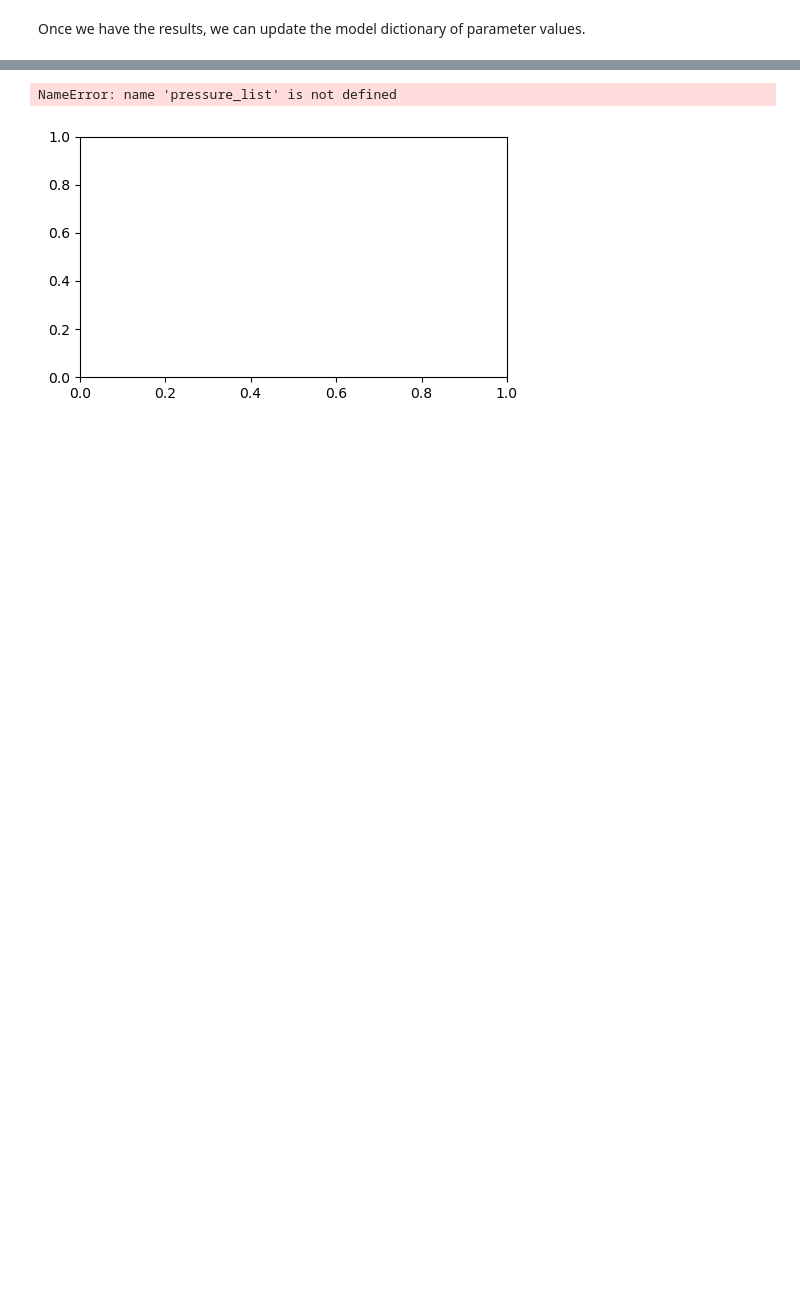
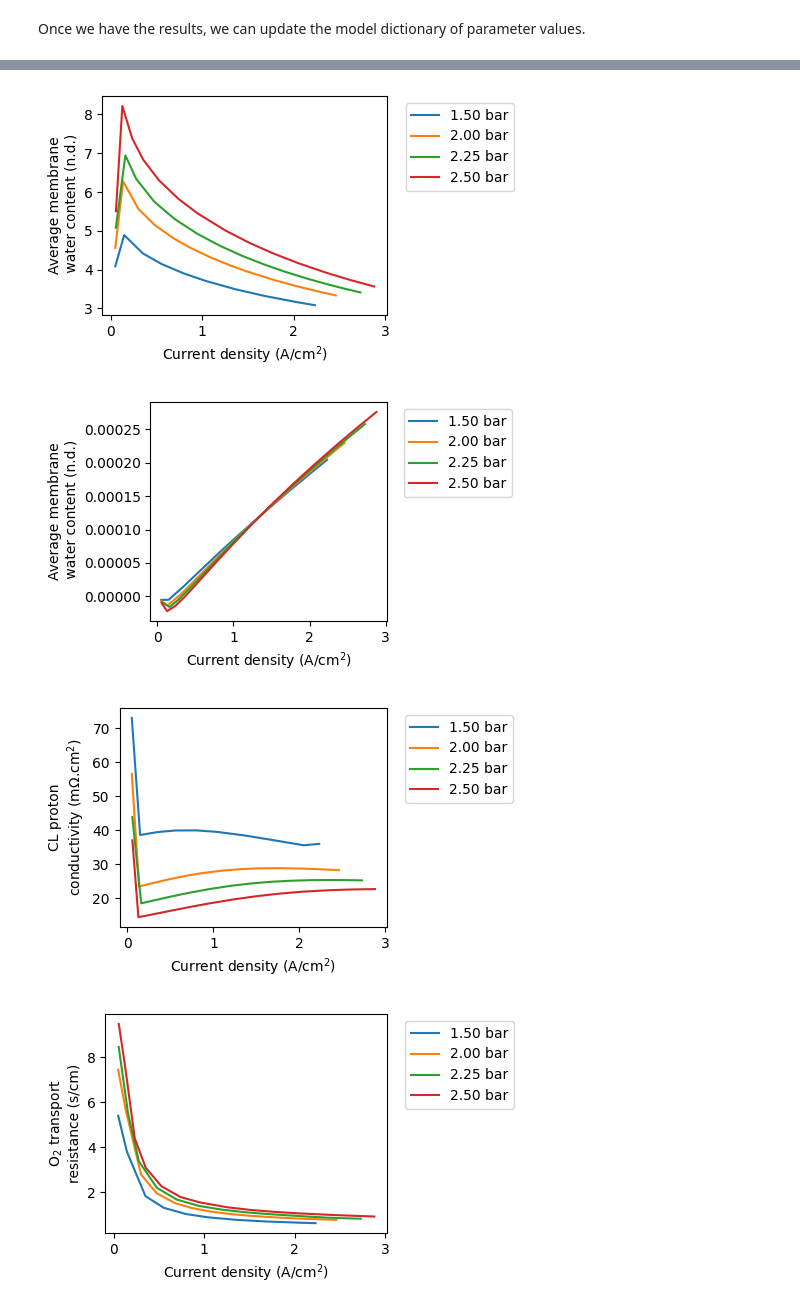
Before and after one commit to affonsop/marapendi, a Jupyter notebook: notebooks/estimate_data_gass2024.ipynb, the cells around one changed output, grey strips where cells are left out. Cells and saved outputs as stored; diff of their text form; code cells hidden in the pictures; blank space fills up the shorter version.

```diff
--- a/notebooks/estimate_data_gass2024.ipynb
+++ b/notebooks/estimate_data_gass2024.ipynb
@@ -50,7 +50,7 @@ cathode_conditions = {p: mrpd.OperatingConditions(
         outlet_pressure=1e5 * p,
         dry_o2_mole_fraction=0.21,
         dry_h2_mole_fraction=0,
-        stoichiometry=np.maximum(2., 2 * 0.2e4 / (current_density[p]+1e-4))
+        stoichiometry=np.maximum(2., 2 * 0.1e4 / (current_density[p]+1e-4))
     ) for p in test_pressure_list}
 
 anode_conditions = {p: mrpd.OperatingConditions(
@@ -59,7 +59,7 @@ anode_conditions = {p: mrpd.OperatingConditions(
     dry_h2_mole_fraction=1,
     dry_o2_mole_fraction=0,
     outlet_pressure=1e5 * p,
-    stoichiometry=np.maximum(1.2, 1.2 * 0.2e4 / (current_density[p]+1e-4))
+    stoichiometry=np.maximum(1.2, 1.2 * 0.1e4 / (current_density[p]+1e-4))
 ) for p in test_pressure_list}
 # %% [markdown]
 In order to be able to estimate a certain number of unknown parameters, we create a function that takes as input a dictionary of parameter values `params` and returns a corresponding `FuelCell` object.
@@ -308,10 +368,11 @@ RMSE_avg = 0
 for k, p in enumerate(test_pressure_list):
     i_exp = exp_data[p]['i'].values
     U_exp = exp_data[p]['U'].values
-    U_sim = compute_ui_curve(i_exp*1e4, fuel_cell, p*1e5)
+    U_sim = fuel_cell.compute_ui_curve(current_density[p], stack_temperature,
+                                cathode_conditions[p], anode_conditions[p])
     res = U_exp - U_sim
     RMSE = np.sqrt(np.dot(res, res) / len(res)) * 1000
-    print(p, RMSE)
+    print('RMSE for {:.1f} bara: {:.0f} mV'.format(p, RMSE))
     RMSE_avg += RMSE
     l1, = ax.plot(i_exp, U_sim, '-C{}'.format(k))
     l2, = ax.plot(i_exp, U_exp, 'sC{}'.format(k), label='{:.2f} bar'.format(p), markersize=2.5)
@@ -321,5 +382,4 @@ ax.add_artist(leg2)
 ax.set_xlabel('Current density (A/cm$^2$)')
 ax.set_ylabel('Cell voltage (V)')
 fig.tight_layout()
-fig.savefig('gass_2024_estimation.png', dpi=300)
 # %% [output]
@@ -333,15 +398,14 @@ RMSE_avg = 0
 for k, p in enumerate(test_pressure_list):
     i_exp = exp_data[p]['i'].values
     U_exp = exp_data[p]['U'].values
-    U_sim = compute_ui_curve(i_exp*1e4, fuel_cell, p*1e5)
-
+    U_sim = fuel_cell.compute_ui_curve(current_density[p], stack_temperature,
+                            cathode_conditions[p], anode_conditions[p])
     ax.plot(i_exp, 100*(U_sim-U_exp)/U_exp, '-C{}'.format(k), label='{:.2f} bar'.format(p))
 leg1 = ax.legend(bbox_to_anchor=(1.04,1), loc='upper left')
 ax.set_xlabel('Current density (A/cm$^2$)')
 ax.set_ylim([-6,6])
-ax.set_yticks([-10, -5,-1,1,5,10])
+ax.set_yticks([-10, -5,-3,3,5,10])
 ax.grid(axis='y')
 ax.set_ylabel('Relative error (%)')
 fig.tight_layout()
-fig.savefig('gass_2024_estimation.png', dpi=300)
 # %% [output]
@@ -352,12 +445,27 @@ NameError: name 'compute_ui_curve' is not defined
 fuel_cell = create_fuel_cell(model.p)
 fig, ax = plt.subplots(figsize=(5,3))
 fig.set_tight_layout(True)
-for k, p in enumerate(pressure_list):
-   U_sim = compute_ui_curve(i_exp*1e4, fuel_cell, p*1e5)
+for k, p in enumerate(test_pressure_list):
+   U_sim = fuel_cell.compute_ui_curve(current_density[p], stack_temperature,
+                              cathode_conditions[p], anode_conditions[p])
+   # ax.plot(fuel_cell.current_density/1e4, fuel_cell.ca.equiv_water_content, '.C{}'.format(k),)
    ax.plot(fuel_cell.current_density/1e4, fuel_cell.membrane.water_content, label='{:.2f} bar'.format(p, RMSE))
-   # ax.plot(fuel_cell.current_density/1e4, fuel_cell.ca.membrane_surface_water_content, '--', label='{:.2f} bar'.format(p, RMSE))
-   # ax.plot(fuel_cell.current_density/1e4, fuel_cell.ca.equiv_water_content, '.-', label='{:.2f} bar'.format(p, RMSE))
+   # ax.plot(fuel_cell.current_density/1e4, fuel_cell.membrane.water_balance_model.water_content_profile[-1,:], '--C{}'.format(k), label='{:.2f} bar'.format(p, RMSE))
+   # ax.plot(fuel_cell.current_density/1e4, fuel_cell.membrane.water_balance_model.water_content_profile[0,:], '-.C{}'.format(k), label='{:.2f} bar'.format(p, RMSE))
 #leg2 = ax.legend(handles=[l1,l2], labels=['Sim.', 'Exp.'], bbox_to_anchor=(1.04,0.5), loc='upper left')
+leg1 = ax.legend(bbox_to_anchor=(1.04,1), loc='upper left')
+ax.set_xlabel('Current density (A/cm$^2$)')
+ax.set_ylabel('Average membrane\n water content (n.d.)')
+fig.tight_layout()
+
+fuel_cell = create_fuel_cell(model.p)
+fig, ax = plt.subplots(figsize=(5,3))
+fig.set_tight_layout(True)
+for k, p in enumerate(test_pressure_list):
+   U_sim = fuel_cell.compute_ui_curve(current_density[p], stack_temperature,
+                              cathode_conditions[p], anode_conditions[p])
+   ax.plot(fuel_cell.current_density/1e4, fuel_cell.membrane.water_balance_model.cathode_flux(fuel_cell) + fuel_cell.h2o_production, label='{:.2f} bar'.format(p, RMSE))
+  #leg2 = ax.legend(handles=[l1,l2], labels=['Sim.', 'Exp.'], bbox_to_anchor=(1.04,0.5), loc='upper left')
 leg1 = ax.legend(bbox_to_anchor=(1.04,1), loc='upper left')
 ax.set_xlabel('Current density (A/cm$^2$)')
 ax.set_ylabel('Average membrane\n water content (n.d.)')
@@ -365,48 +473,57 @@ fig.tight_layout()
 
 fig, ax = plt.subplots(figsize=(5,3))
 fig.set_tight_layout(True)
-for k, p in enumerate(pressure_list):
-   U_sim = compute_ui_curve(i_exp*1e4, fuel_cell, p*1e5)
+for k, p in enumerate(test_pressure_list):
+   U_sim = fuel_cell.compute_ui_curve(current_density[p], stack_temperature,
+                              cathode_conditions[p], anode_conditions[p])
    ax.plot(fuel_cell.current_density/1e4, 1e7*fuel_cell.ca.cl.proton_resistance, label='{:.2f} bar'.format(p, RMSE))
 #leg2 = ax.legend(handles=[l1,l2], labels=['Sim.', 'Exp.'], bbox_to_anchor=(1.04,0.5), loc='upper left')
 leg1 = ax.legend(bbox_to_anchor=(1.04,1), loc='upper left')
 ax.set_xlabel('Current density (A/cm$^2$)')
 ax.set_ylabel('CL proton\nconductivity (m$\Omega$.cm$^2$)')
 fig.tight_layout()
 
 fig, ax = plt.subplots(figsize=(5,3))
 fig.set_tight_layout(True)
-for k, p in enumerate(pressure_list):
-   U_sim = compute_ui_curve(i_exp*1e4, fuel_cell, p*1e5)
-   ax.plot(fuel_cell.current_density/1e4, 1e-2*fuel_cell.ca.o2_transport_resistance, label='{:.2f} bar'.format(p, RMSE))
+for k, p in enumerate(test_pressure_list):
+   U_sim = fuel_cell.compute_ui_curve(current_density[p], stack_temperature,
+                              cathode_conditions[p], anode_conditions[p])
+   ax.plot(fuel_cell.current_density/1e4, 1e-2*fuel_cell.ca.gas_transport_resistance('o2', fuel_cell.ca.cl.ionomer_water_content), label='{:.2f} bar'.format(p, RMSE))
 #leg2 = ax.legend(handles=[l1,l2], labels=['Sim.', 'Exp.'], bbox_to_anchor=(1.04,0.5), loc='upper left')
 leg1 = ax.legend(bbox_to_anchor=(1.04,1), loc='upper left')
 ax.set_xlabel('Current density (A/cm$^2$)')
 ax.set_ylabel('O$_2$ transport\nresistance (s/cm)')
 fig.tight_layout()
 
 fig, ax = plt.subplots(figsize=(5,3))
 fig.set_tight_layout(True)
-for k, p in enumerate(pressure_list):
-   U_sim = compute_ui_curve(i_exp*1e4, fuel_cell, p*1e5)
-   ax.plot(fuel_cell.current_density/1e4, fuel_cell.ca.gdl.water_saturation, 'C{}-'.format(k), label='{:.2f} bar'.format(p, RMSE))
-   ax.plot(fuel_cell.current_density/1e4, fuel_cell.ca.cl.water_saturation, 'C{}--'.format(k))
-#leg2 = ax.legend(handles=[l1,l2], labels=['Sim.', 'Exp.'], bbox_to_anchor=(1.04,0.5), loc='upper left')
+for k, p in enumerate(test_pressure_list):
+   U_sim = fuel_cell.compute_ui_curve(current_density[p], stack_temperature,
+                              cathode_conditions[p], anode_conditions[p])
+
+   l1,= ax.plot(fuel_cell.current_density/1e4, fuel_cell.ca.gdl.water_saturation, 'C{}-'.format(k), label='{:.2f} bar'.format(p, RMSE))
+   l2, = ax.plot(fuel_cell.current_density/1e4, fuel_cell.ca.cl.water_saturation, 'C{}--'.format(k))
+leg2 = ax.legend(handles=[l1,l2], labels=['GDL', 'CL'], bbox_to_anchor=(1.04,0.5), loc='upper left')
 leg1 = ax.legend(bbox_to_anchor=(1.04,1), loc='upper left')
+ax.set_ylim([0,0.5])
+ax.add_artist(leg2)
 ax.set_xlabel('Current density (A/cm$^2$)')
 ax.set_ylabel('Water\nsaturation (n.d.)')
 fig.tight_layout()
 
 fig, ax = plt.subplots(figsize=(5,3))
 fig.set_tight_layout(True)
-for k, p in enumerate(pressure_list):
-   U_sim = compute_ui_curve(i_exp*1e4, fuel_cell, p*1e5)
+for k, p in enumerate(test_pressure_list):
+   U_sim = fuel_cell.compute_ui_curve(current_density[p], stack_temperature,
+                              cathode_conditions[p], anode_conditions[p])
    ax.plot(fuel_cell.current_density/1e4, 1e7*fuel_cell.high_frequency_resistance(), label='{:.2f} bar'.format(p, RMSE))
 #leg2 = ax.legend(handles=[l1,l2], labels=['Sim.', 'Exp.'], bbox_to_anchor=(1.04,0.5), loc='upper left')
 leg1 = ax.legend(bbox_to_anchor=(1.04,1), loc='upper left')
 ax.set_xlabel('Current density (A/cm$^2$)')
 ax.set_ylabel('HFR (m$\Omega$.cm$^2$)')
 fig.tight_layout()
 # %% [output]
-NameError: name 'pressure_list' is not defined
-[figure, old version]
+[figure, new version]
+[figure, added]
+[figure, added]
+[figure, added]
```
Also changed, not shown: parts of 23 cells of this notebook.
